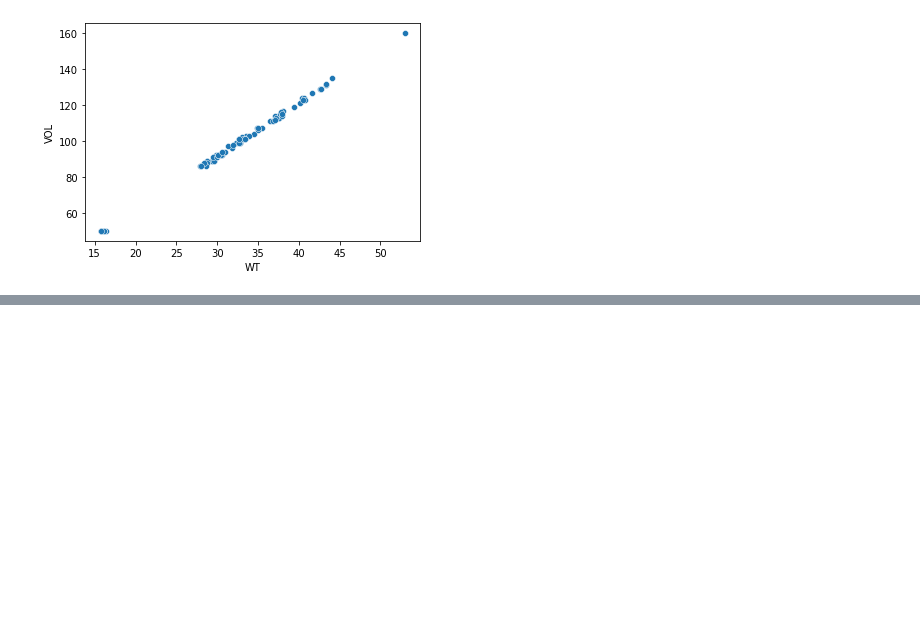
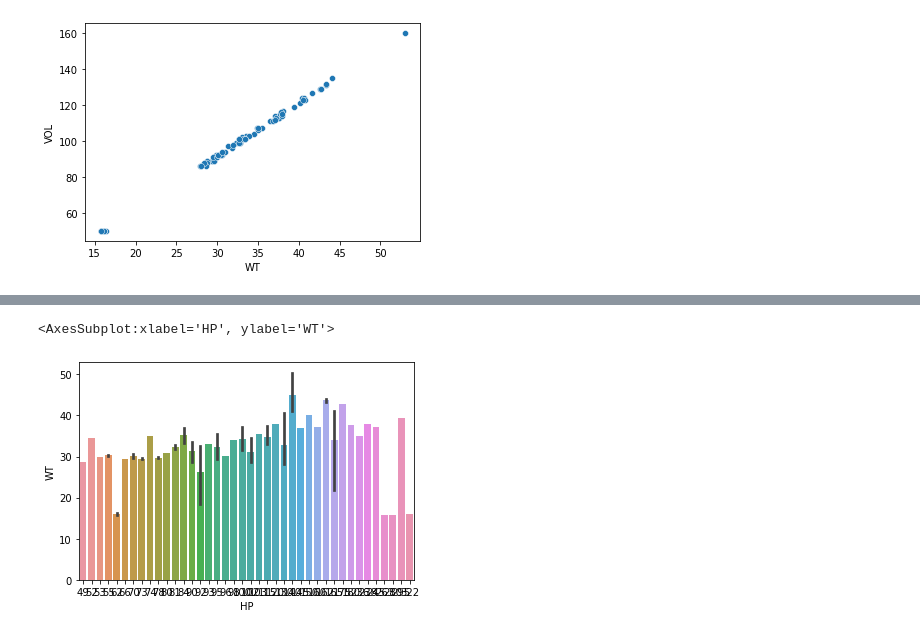
Before and after one commit to santhoshPaul-3035/AD-ExcelR-2-2, a Jupyter notebook: Multi Linear Regression.ipynb, the cells around one changed output, grey strips where cells are left out. Saved outputs shown, nothing was run; the diff lists cells and outputs as text; code cells hidden in the pictures; blank space fills up the shorter version.

```diff
--- a/Multi Linear Regression.ipynb
+++ b/Multi Linear Regression.ipynb
@@ -148,0 +151,5 @@ scatterplot(x=cars['WT'],y=cars['VOL'])
+# %%
+sns.barplot(x=cars['HP'],y=cars['WT'])
+# %% [output]
+<AxesSubplot:xlabel='HP', ylabel='WT'>
+[figure, added]
```
Also changed, not shown: parts of 13 cells of this notebook.
